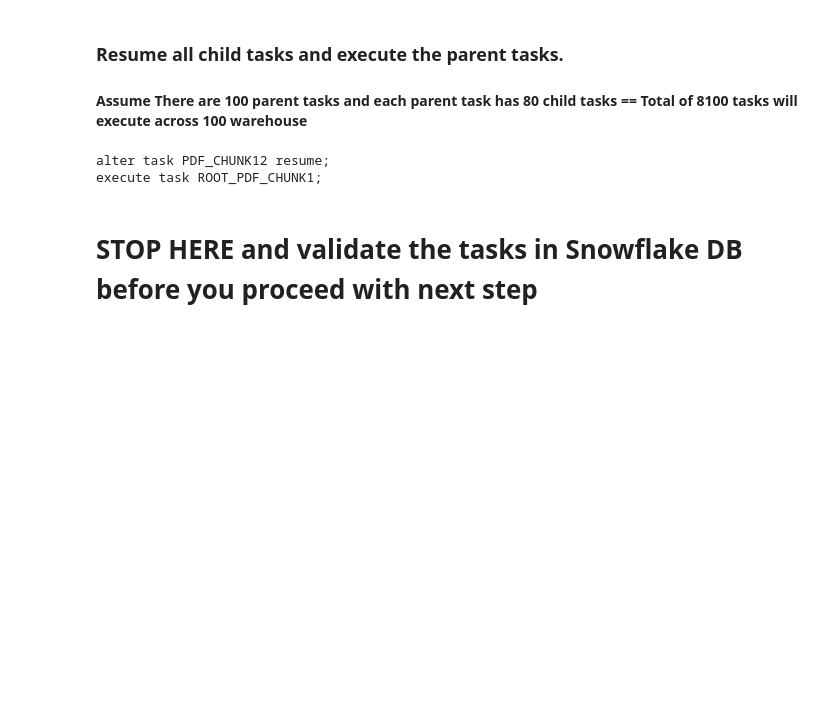
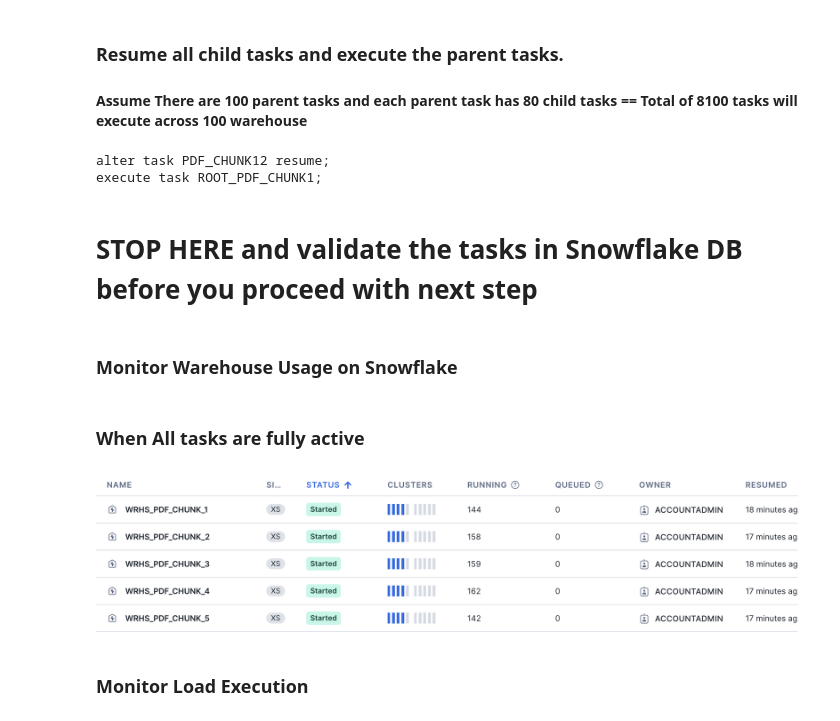
Before and after one commit to sfc-gh-knadadur/snowpark-use-cases, a Jupyter notebook: Multiple Embeddings Load/Parallel Embeddings Load.ipynb, the cells around one changed output. Cells and saved outputs as stored; diff of their text form; code cells hidden in the pictures; blank space fills up the shorter version.

```diff
--- a/Multiple Embeddings Load/Parallel Embeddings Load.ipynb
+++ b/Multiple Embeddings Load/Parallel Embeddings Load.ipynb
@@ -192 +207,12 @@ for index, row in batch.iterrows():
     session.sql(execute_parent_task.format(row['WRHS_BATCH'])).collect()
+# %% [markdown]
+### Monitor Warehouse Usage on Snowflake
+# %% [markdown]
+### When All tasks are fully active
+# %%
+from IPython.display import Image
+Image(filename='Multicluster warehouse.png')
+# %% [output]
+[figure, added]
+# %% [markdown]
+### Monitor Load Execution
```
Also changed, not shown: parts of 13 cells of this notebook, 3 other files.
